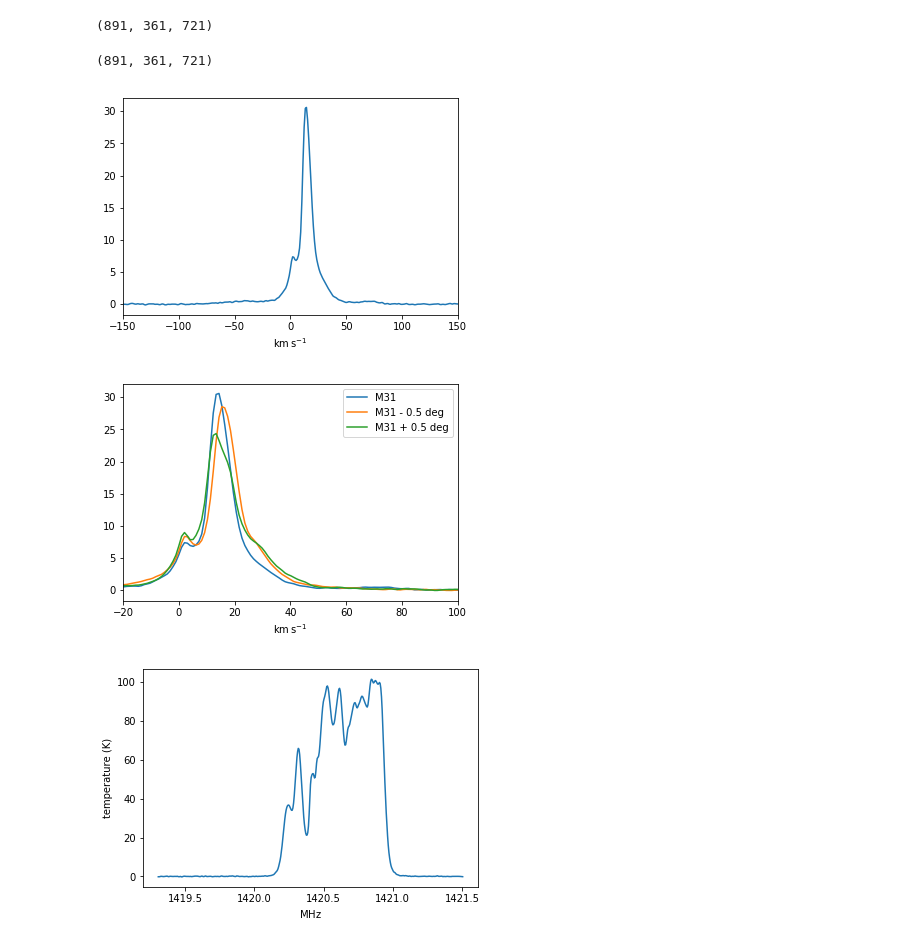
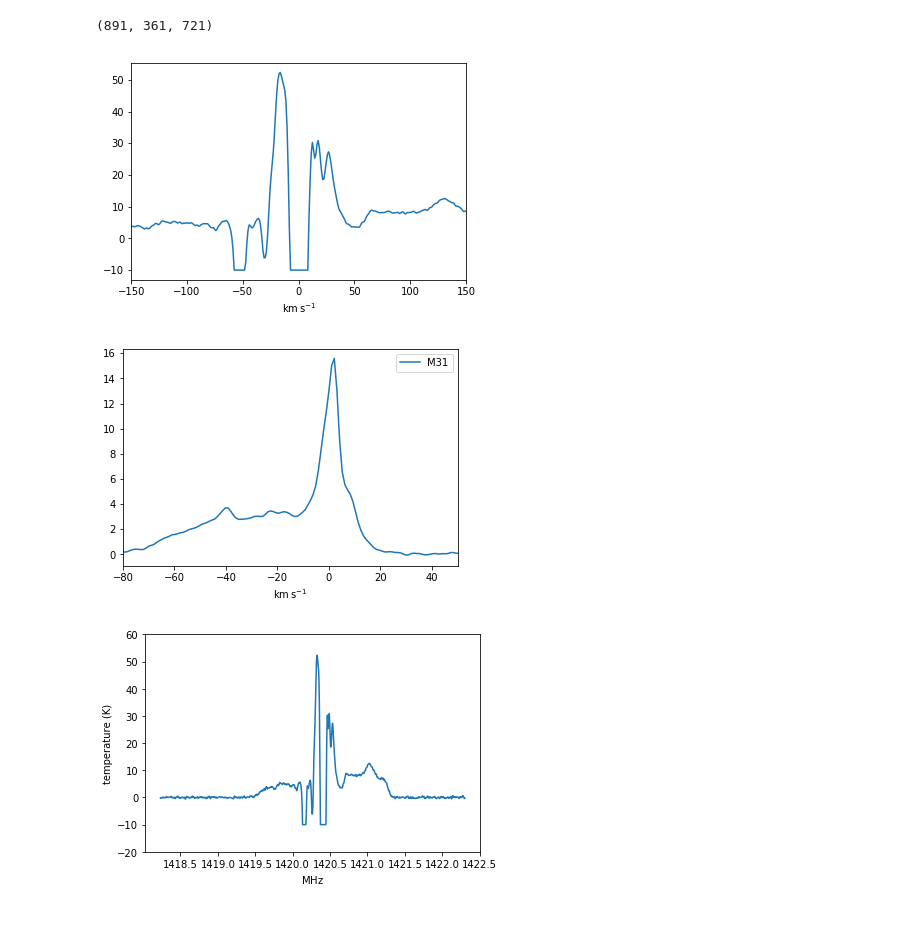
Before and after one commit to tammojan/camrasnotebooks, a Jupyter notebook: view-lab2.ipynb, the cells around one changed output. Drawn from its saved outputs; the diff is of its cells as text; code cells hidden in the pictures.

```diff
--- a/view-lab2.ipynb
+++ b/view-lab2.ipynb
@@ -51,7 +51,13 @@ def lb_to_xy(l, b):
     Returns:
         Tuple[int, int]: x and y coordinates, x from 0 to 720, y from 0 to 360
     """
-    return (2*((180-l0)%360), 2*(b0+90))
+    return (2*((180-l)%360), 2*(b+90))
+# %%
+def skycoord_to_xy(coord):
+    """Convert a skycoord to x and y pixel coordinates"""
+    l = round(coord.galactic.l.to(u.deg).value)
+    b = round(coord.galactic.b.to(u.deg).value)
+    return lb_to_xy(l, b)
 # %%
 fig, ax = plt.subplots(figsize=(8, 16/data.shape[2]*data.shape[1]))
 fig.subplots_adjust(left=0, right=1, bottom=0, top=1)
@@ -84,15 +82,9 @@ m31 = SkyCoord.from_name("M31")
-# %%
-data.shape
-# %% [output]
-(891, 361, 721)
-# %%
-def get_line_data(skycoord):
-    gal_coord = skycoord.galactic
-    l = round(gal_coord.l.to(u.deg).value)
-    b = round(gal_coord.b.to(u.deg).value)
-    return data[:, 180+b, 2*l]
+# %%
+def get_line_data(skycoord):
+    x, y = skycoord_to_xy(skycoord)
+    return data[:, y, x]
 # %%
-plt.plot(velocities.to(u.km/u.s), get_line_data(m31));
+plt.plot(velocities.to(u.km/u.s), get_line_data(SkyCoord.from_name("SagA")));
 plt.xlim([-150,150]);
 # %% [output]
-[figure, old version]
+[figure, new version]
@@ -104,13 +91,12 @@ b0 = round(m31_gal.b.to(u.deg).value)
 # %%
-ref = data[:, 180+b0, 2*(l0-3)]
-plt.plot(velocities.to(u.km/u.s), data[:, 180+b0, 2*l0], label="M31");
-plt.plot(velocities.to(u.km/u.s), data[:, 180+b0, 2*(l0-1)], label="M31 - 0.5 deg");
-plt.plot(velocities.to(u.km/u.s), data[:, 180+b0, 2*(l0+1)], label="M31 + 0.5 deg");
-plt.xlim([-20,100]);
-#plt.ylim([0,4]);
+m31 = SkyCoord.from_name("M31")
+plt.plot(velocities.to(u.km/u.s), get_line_data(m31), label="M31");
+#plt.plot(velocities.to(u.km/u.s), data[:, 180+b0, 2*(l0-1)], label="M31 - 0.5 deg");
+#plt.plot(velocities.to(u.km/u.s), data[:, 180+b0, 2*(l0+1)], label="M31 + 0.5 deg");
+plt.xlim([-80,50]);
 plt.legend();
 # %% [output]
-[figure, old version]
+[figure, new version]
 # %%
 def vlsr_to_freq(vlsr):
     """Convert speed to frequency"""
@@ -119,8 +105,9 @@ def vlsr_to_freq(vlsr):
     return freq_hi * (1 + vlsr/astropy.constants.c)
 # %%
 fig, ax = plt.subplots()
-ax.plot(vlsr_to_freq(velocities.to(u.km/u.s)[220:-220]), data[220:-220, 180, 300]);
-#ax.set_ylim(0,151);
+ax.plot(vlsr_to_freq(velocities.to(u.km/u.s)),
+        get_line_data(SkyCoord.from_name("SagA")));
+ax.set_ylim(-20,60);
 ax.set_ylabel("temperature (K)");
 # %% [output]
-[figure, old version]
+[figure, new version]
```
Also changed, not shown: parts of 5 cells of this notebook.
